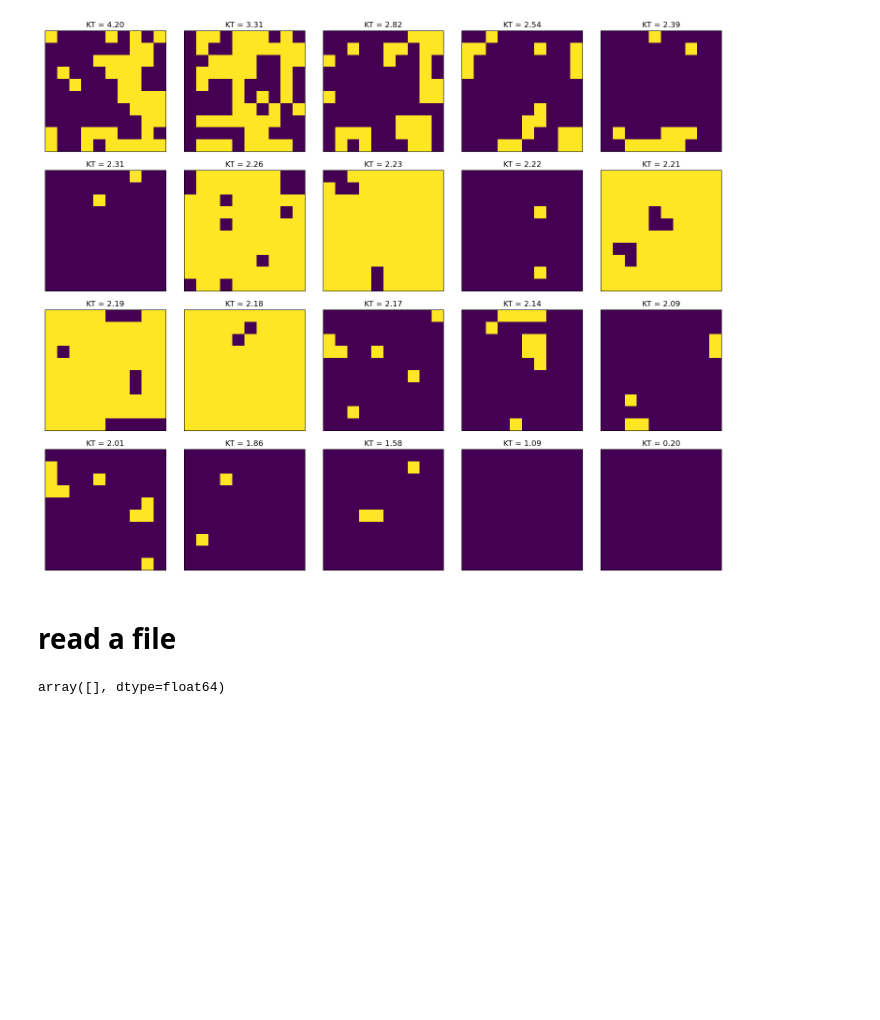
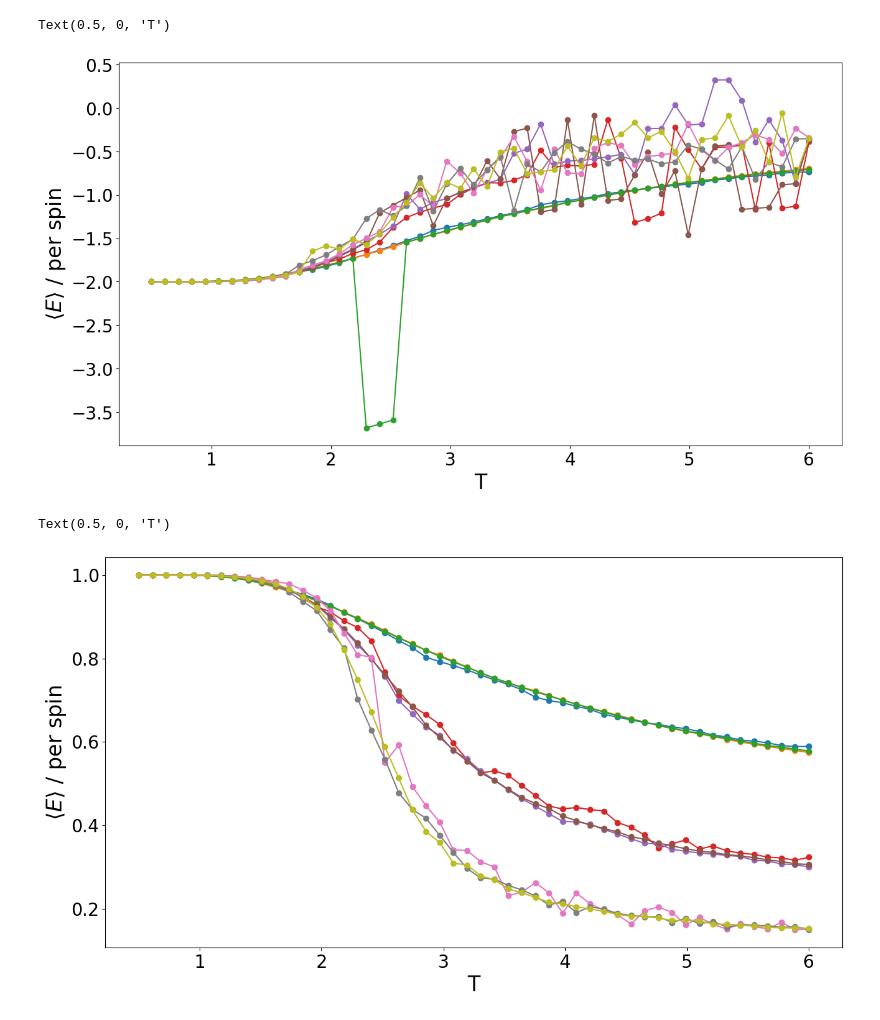
Before and after one commit to Modelizacion-de-Materiales/ModelizacionSolucionProblemas, a Jupyter notebook: Guia5-MC/Guia5-MC-python/MC_plots.ipynb, the cells around one changed output. Drawn from its saved outputs; the diff is of its cells as text; code cells hidden in the pictures; blank space fills up the shorter version.

Commit message:
can make some plots

```diff
--- a/Guia5-MC/Guia5-MC-python/MC_plots.ipynb
+++ b/Guia5-MC/Guia5-MC-python/MC_plots.ipynb
@@ -11,0 +14,3 @@ plt.rc('ytick', labelsize=20)
+# %%
+sizes = [2, 4, 8]
+mcsteps = [1e4, 1e5, 5e5]
@@ -36,17 +22,0 @@ result
-# %%
-input_pickle = '10x10_100000-steps.pkl'
-if os.path.exists(input_pickle):# and os.path.getmtime('ising.py') < os.path.getmtime(input_pickle):
-    pass
-else:
-    os.popen('python ising.py')
-with open(input_pickle, 'rb') as f:
-    KT     = pickle.load( f)
-    changes= pickle.load( f)
-    S      = pickle.load( f)
-    Mhist  = pickle.load( f)
-    Ehist  = pickle.load( f)
-    VARhist= pickle.load( f)
-    acumM  = pickle.load( f)
-    acumE  = pickle.load( f)
-    acumE2 = pickle.load( f)
-    acumVAR= pickle.load( f)
@@ -170,13 +22,0 @@ array([0., 0., 0., 0., 0., 0., 0., 0., 0., 0., 0., 0., 0., 0., 0., 0., 0.,
-# %%
-fig = plt.figure(figsize=(15,15))
-for i, s in enumerate(S):
-    ax = fig.add_subplot(int(S.shape[0]/5)+1, 5, i+1 )
-    ax.set_yticks([])
-    ax.set_xticks([])
-    ax.imshow(s)
-    ax.set_title('KT = {:.2f}'.format(KT[i]))
-fig.tight_layout()
-# %% [output]
-[figure, removed]
-# %% [markdown]
-# read a file
@@ -185,4 +23,26 @@ import pandas as pd
-# %%
-np.loadtxt('output4x4-1000000mcs.dat')
-# %% [output]
-array([], dtype=float64)
+# %%
+results = {s: {} for s in sizes}
+
+for size, resultsize in results.items():
+    resultsize.update({nsteps: {} for nsteps in mcsteps})
+
+for size, steps in product(sizes, mcsteps):
+    results[size][steps] = pd.read_csv(f'results_{size}x{size}_{steps}.dat', header=0)
+# %%
+for size, resultsize in results.items():
+    for nsteps, resultsizestep in resultsize.items():
+        plt.plot(resultsizestep['T'], resultsizestep['Emean']/size**2,'-o')
+plt.ylabel(r'$\langle E \rangle$ / per spin')
+plt.xlabel('T')
+# %% [output]
+Text(0.5, 0, 'T')
+[figure, added]
+# %%
+for size, resultsize in results.items():
+    for nsteps, resultsizestep in resultsize.items():
+        plt.plot(resultsizestep['T'], resultsizestep['MabsMEAN']/size**2,'-o')
+plt.ylabel(r'$\langle E \rangle$ / per spin')
+plt.xlabel('T')
+# %% [output]
+Text(0.5, 0, 'T')
+[figure, added]
```
Also changed, not shown: parts of 31 cells of this notebook.
